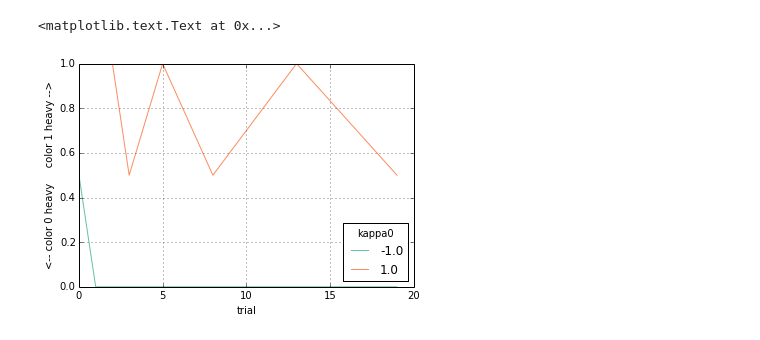
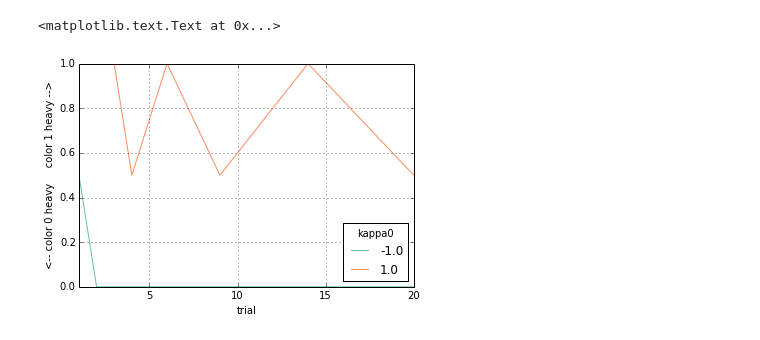
Before and after one commit to berkeley-cocosci/mass-inference, a Jupyter notebook: lib/mass/analysis/inference-analysis.ipynb, the cells around one changed output. Saved outputs shown, nothing was run; the diff lists cells and outputs as text; code cells hidden in the pictures.

Commit message:
Plot formatting

```diff
--- a/lib/mass/analysis/inference-analysis.ipynb
+++ b/lib/mass/analysis/inference-analysis.ipynb
@@ -72,14 +72,21 @@ expA = exp.groupby('mode').get_group('experimentA')
 expB = exp.groupby('mode').get_group('experimentB')
 expC = exp.groupby('mode').get_group('experimentC')
 # %%
-def fall_mean(arr):
-    return arr.pivot(index='pid', columns='stimulus', values='fall? response').mean()
-def mass_mean(arr):
-    return arr.pivot(index='pid', columns='trial', values='mass? response').mean()
+def get_fall(arr):
+    return arr.pivot_table(
+	rows=['kappa0', 'pid'],
+	cols='stimulus',
+	values='fall? response')
+
+def get_mass(arr):
+    return arr.pivot_table(
+	rows=['kappa0', 'pid'],
+	cols='trial',
+	values='mass? response')
 # %%
-expA_mean = expA.groupby('kappa0').apply(fall_mean)
-expB_mean = expB.groupby('kappa0').apply(fall_mean)
-expC_mean = expC.groupby('kappa0').apply(mass_mean).dropna(axis=1)
+expA_mean = get_fall(expA).groupby(level='kappa0').mean()
+expB_mean = get_fall(expB).groupby(level='kappa0').mean()
+expC_mean = get_mass(expC).groupby(level='kappa0').mean()
 # %%
 def choose_kappa(arr, exp):
     arr2 = arr.unstack('stimulus').ix[sorted(exp['kappa0'].unique())]
@@ -149,6 +159,9 @@ kappa0
 # %%
-expC_mean.T.plot()
-plt.ylabel("<-- color 0 heavy     color 1 heavy -->")
+expC_mean.T.dropna(how='all').plot()
+ax = plt.gca()
+ax.set_xlim(1, 20)
+ax.set_ylim(0, 1)
+ax.set_ylabel("<-- color 0 heavy     color 1 heavy -->")
 # %% [output]
 <matplotlib.text.Text at 0x...>
-[figure, old version]
+[figure, new version]
```
Also changed, not shown: parts of 3 cells of this notebook.
